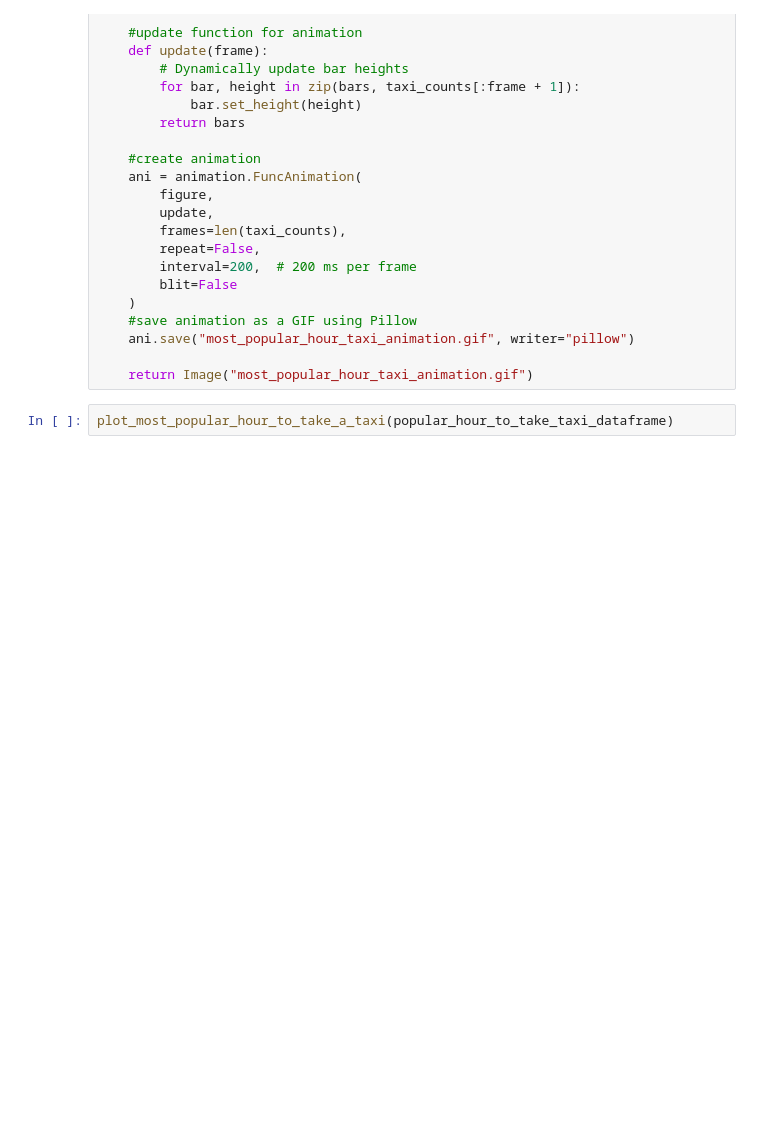
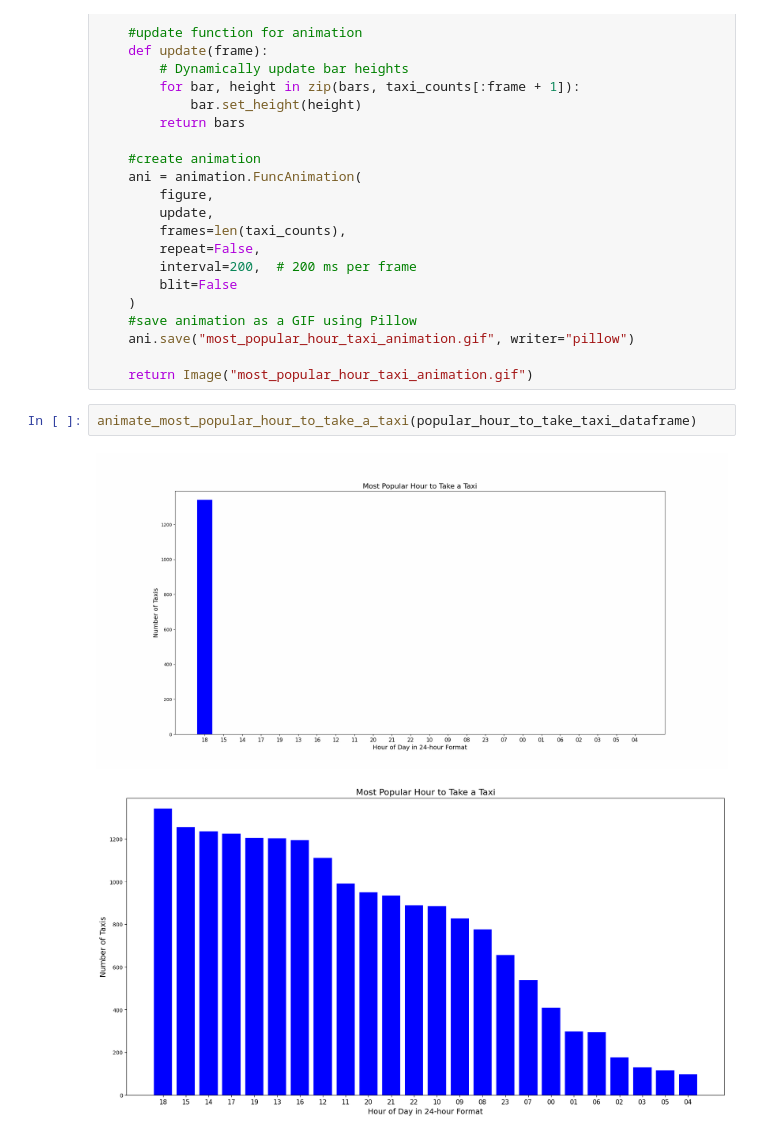
Before and after one commit to cn1ka/NYC-Ride-Hailing, a Jupyter notebook: Final Project.ipynb, the cells around one changed output. Drawn from its saved outputs; the diff is of its cells as text; blank space fills up the shorter version.

```diff
--- a/Final Project.ipynb
+++ b/Final Project.ipynb
@@ -1806,4 +2057,7 @@ def animate_most_popular_hour_to_take_a_taxi(dataframe: pd.DataFrame) -> None:
 
     return Image("most_popular_hour_taxi_animation.gif")
 # %%
-plot_most_popular_hour_to_take_a_taxi(popular_hour_to_take_taxi_dataframe)
+animate_most_popular_hour_to_take_a_taxi(popular_hour_to_take_taxi_dataframe)
+# %% [output]
+[figure, added]
+[figure, added]
```
Also changed, not shown: parts of 27 cells of this notebook, 8 other files.
